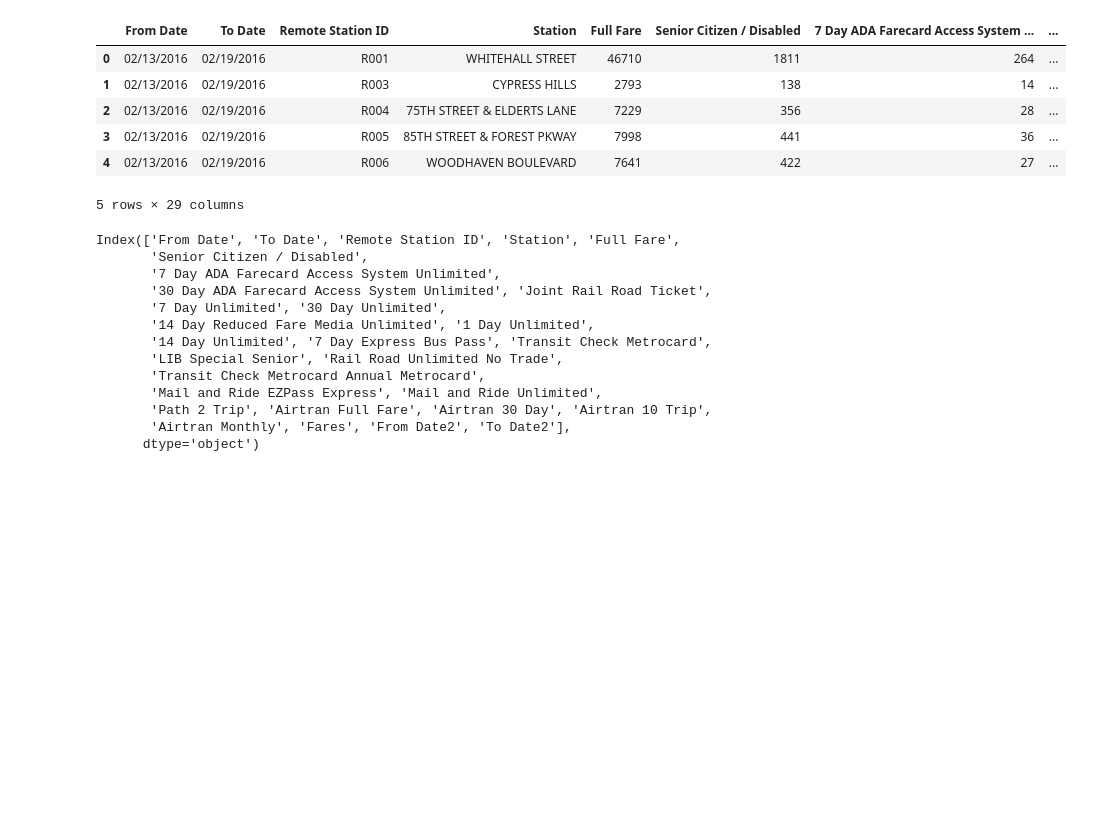
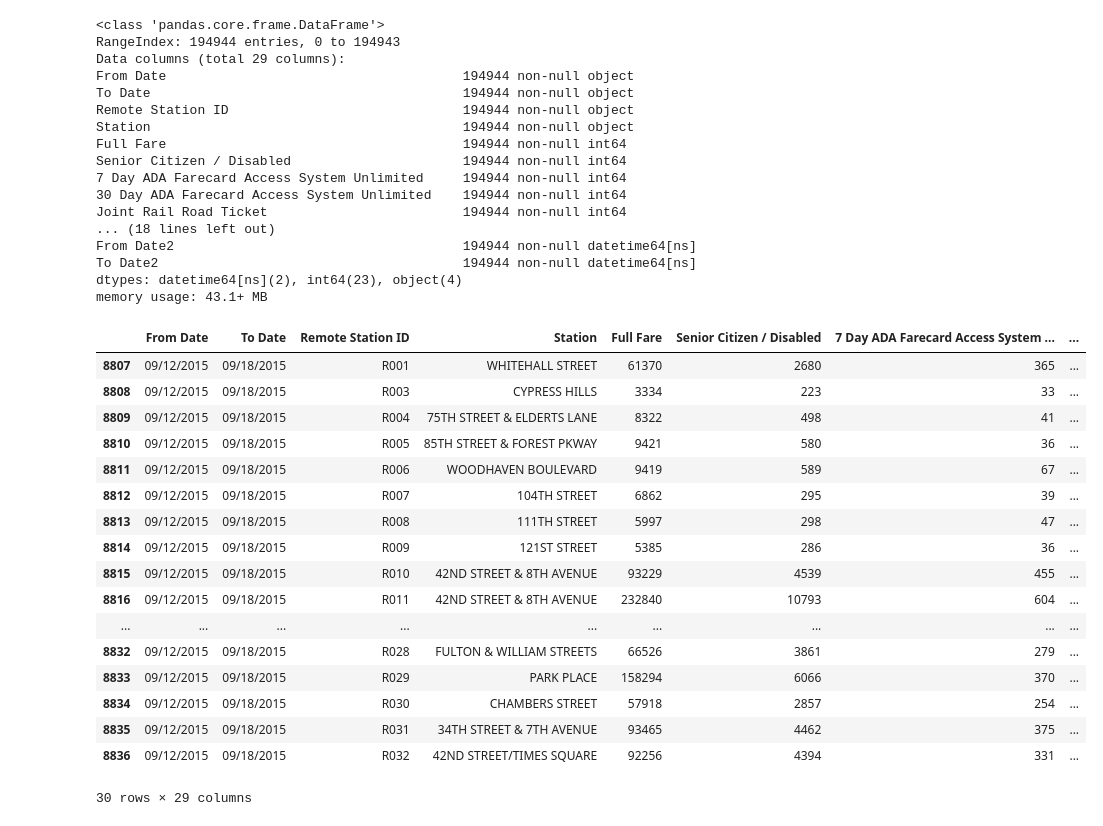
Before and after one commit to timrandg/metis_benson, a Jupyter notebook: Benson.ipynb, the cells around one changed output. Drawn from its saved outputs; the diff is of its cells as text; code cells hidden in the pictures; blank space fills up the shorter version.

```diff
--- a/Benson.ipynb
+++ b/Benson.ipynb
@@ -15,31 +36,46 @@ df['To Date2']=df['To Date'].apply(todate)
 # %%
 df['From Date2'] = pd.to_datetime(df['From Date'], infer_datetime_format=True)
 df['To Date2'] = pd.to_datetime(df['To Date'], infer_datetime_format=True)
-df.head()
+df.info()
 # %% [output]
-|  | From Date | To Date | Remote Station ID | Station | Full Fare | Senior Citizen / Disabled | 7 Day ADA Farecard Access System ... | ... |
-| 0 | 02/13/2016 | 02/19/2016 | R001 | WHITEHALL STREET | 46710 | 1811 | 264 | ... |
-| 1 | 02/13/2016 | 02/19/2016 | R003 | CYPRESS HILLS | 2793 | 138 | 14 | ... |
-| 2 | 02/13/2016 | 02/19/2016 | R004 | 75TH STREET & ELDERTS LANE | 7229 | 356 | 28 | ... |
-| 3 | 02/13/2016 | 02/19/2016 | R005 | 85TH STREET & FOREST PKWAY | 7998 | 441 | 36 | ... |
-| 4 | 02/13/2016 | 02/19/2016 | R006 | WOODHAVEN BOULEVARD | 7641 | 422 | 27 | ... |
-5 rows × 29 columns
+<class 'pandas.core.frame.DataFrame'>
+RangeIndex: 194944 entries, 0 to 194943
+Data columns (total 29 columns):
+From Date                                      194944 non-null object
+To Date                                        194944 non-null object
+Remote Station ID                              194944 non-null object
+Station                                        194944 non-null object
+Full Fare                                      194944 non-null int64
+Senior Citizen / Disabled                      194944 non-null int64
+7 Day ADA Farecard Access System Unlimited     194944 non-null int64
+30 Day ADA Farecard Access System Unlimited    194944 non-null int64
+Joint Rail Road Ticket                         194944 non-null int64
+... (18 lines left out)
+From Date2                                     194944 non-null datetime64[ns]
+To Date2                                       194944 non-null datetime64[ns]
+dtypes: datetime64[ns](2), int64(23), object(4)
+memory usage: 43.1+ MB
 # %%
 df2 =df[df['From Date2'].apply(lambda x : x.month==9)]
 df2 =df2[df2['To Date2'].apply(lambda x : x.month==9)]
-df2.head()
-df2.columns
+df2.head(30)
+#df2.columns
 # %% [output]
+|  | From Date | To Date | Remote Station ID | Station | Full Fare | Senior Citizen / Disabled | 7 Day ADA Farecard Access System ... | ... |
+| 8807 | 09/12/2015 | 09/18/2015 | R001 | WHITEHALL STREET | 61370 | 2680 | 365 | ... |
+| 8808 | 09/12/2015 | 09/18/2015 | R003 | CYPRESS HILLS | 3334 | 223 | 33 | ... |
+| 8809 | 09/12/2015 | 09/18/2015 | R004 | 75TH STREET & ELDERTS LANE | 8322 | 498 | 41 | ... |
+| 8810 | 09/12/2015 | 09/18/2015 | R005 | 85TH STREET & FOREST PKWAY | 9421 | 580 | 36 | ... |
+| 8811 | 09/12/2015 | 09/18/2015 | R006 | WOODHAVEN BOULEVARD | 9419 | 589 | 67 | ... |
+| 8812 | 09/12/2015 | 09/18/2015 | R007 | 104TH STREET | 6862 | 295 | 39 | ... |
+| 8813 | 09/12/2015 | 09/18/2015 | R008 | 111TH STREET | 5997 | 298 | 47 | ... |
+| 8814 | 09/12/2015 | 09/18/2015 | R009 | 121ST STREET | 5385 | 286 | 36 | ... |
+| 8815 | 09/12/2015 | 09/18/2015 | R010 | 42ND STREET & 8TH AVENUE | 93229 | 4539 | 455 | ... |
+| 8816 | 09/12/2015 | 09/18/2015 | R011 | 42ND STREET & 8TH AVENUE | 232840 | 10793 | 604 | ... |
+| ... | ... | ... | ... | ... | ... | ... | ... | ... |
+| 8832 | 09/12/2015 | 09/18/2015 | R028 | FULTON & WILLIAM STREETS | 66526 | 3861 | 279 | ... |
+| 8833 | 09/12/2015 | 09/18/2015 | R029 | PARK PLACE | 158294 | 6066 | 370 | ... |
+| 8834 | 09/12/2015 | 09/18/2015 | R030 | CHAMBERS STREET | 57918 | 2857 | 254 | ... |
+| 8835 | 09/12/2015 | 09/18/2015 | R031 | 34TH STREET & 7TH AVENUE | 93465 | 4462 | 375 | ... |
+| 8836 | 09/12/2015 | 09/18/2015 | R032 | 42ND STREET/TIMES SQUARE | 92256 | 4394 | 331 | ... |
-Index(['From Date', 'To Date', 'Remote Station ID', 'Station', 'Full Fare',
-       'Senior Citizen / Disabled',
-       '7 Day ADA Farecard Access System Unlimited',
-       '30 Day ADA Farecard Access System Unlimited', 'Joint Rail Road Ticket',
-       '7 Day Unlimited', '30 Day Unlimited',
-       '14 Day Reduced Fare Media Unlimited', '1 Day Unlimited',
-       '14 Day Unlimited', '7 Day Express Bus Pass', 'Transit Check Metrocard',
-       'LIB Special Senior', 'Rail Road Unlimited No Trade',
-       'Transit Check Metrocard Annual Metrocard',
-       'Mail and Ride EZPass Express', 'Mail and Ride Unlimited',
-       'Path 2 Trip', 'Airtran Full Fare', 'Airtran 30 Day', 'Airtran 10 Trip',
-       'Airtran Monthly', 'Fares', 'From Date2', 'To Date2'],
-      dtype='object')
+30 rows × 29 columns
```
Also changed, not shown: parts of 7 cells of this notebook, 2 other files.
